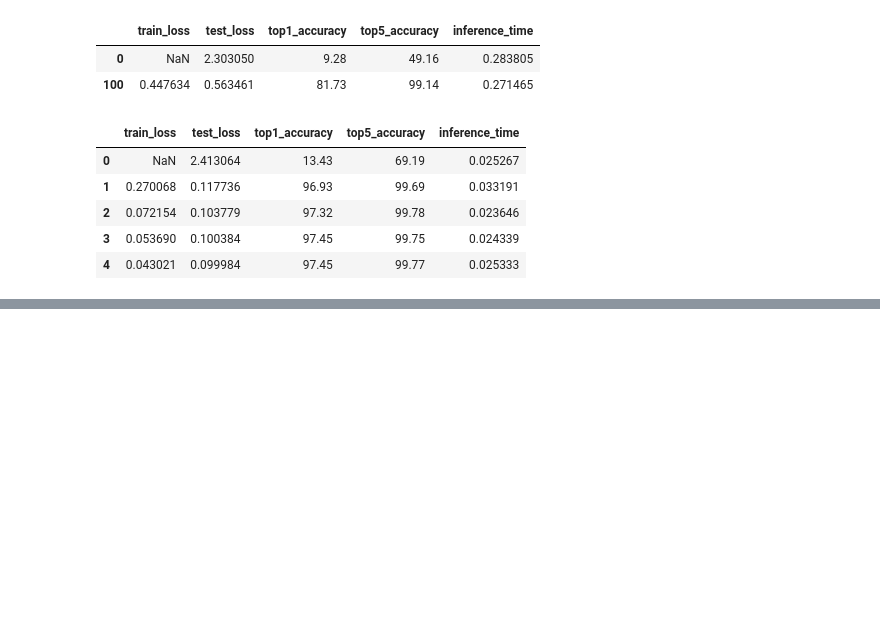
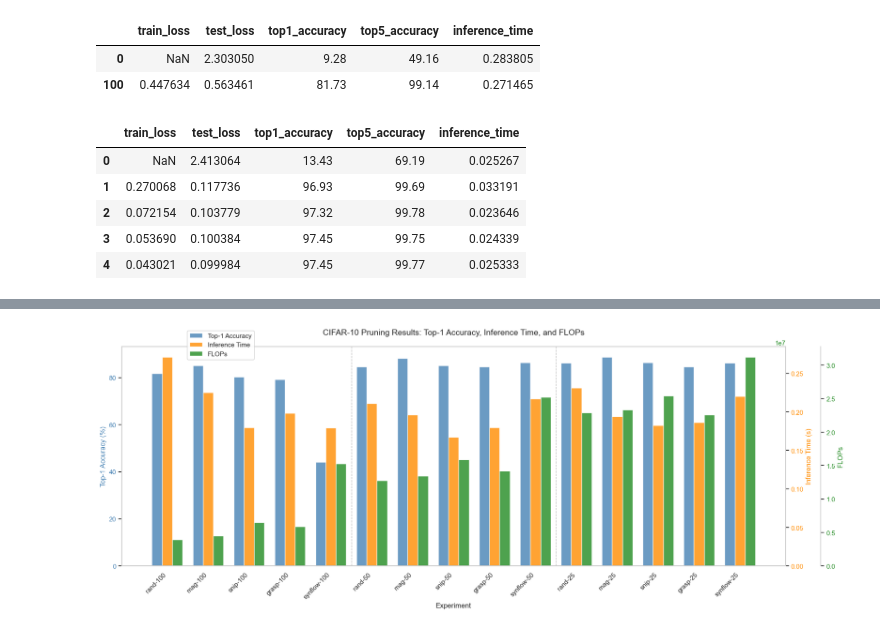
Before and after one commit to michaelneuder/COS568-A1, a Jupyter notebook: results_inspect.ipynb, the cells around one changed output, grey strips where cells are left out. Saved outputs shown, nothing was run; the diff lists cells and outputs as text; code cells hidden in the pictures; blank space fills up the shorter version.

```diff
--- a/results_inspect.ipynb
+++ b/results_inspect.ipynb
@@ -203,0 +245,70 @@ else:
+# %%
+import matplotlib.pyplot as plt
+import numpy as np
+
+# Define the desired order: 100s, then 50s, then 25s
+# Within each: rand, mag, snip, grasp, synflow
+ordered_labels = [
+    'rand-100', 'mag-100', 'snip-100', 'grasp-100', 'synflow-100',
+    'rand-50', 'mag-50', 'snip-50', 'grasp-50', 'synflow-50',
+    'rand-25', 'mag-25', 'snip-25', 'grasp-25', 'synflow-25',
+]
+
+# Prepare data for plotting in the specified order
+accuracies = [results[label][0] if label in results and results[label][0] is not None else 0 for label in ordered_labels]
+times = [results[label][1] if label in results and results[label][1] is not None else 0 for label in ordered_labels]
+flops = [results[label][2] if label in results and results[label][2] is not None else 0 for label in ordered_labels]
+
+# Create figure and axis
+fig, ax1 = plt.subplots(figsize=(18, 7))
+
+# Set up x-axis positions
+x = np.arange(len(ordered_labels))
+width = 0.25
+
+# Plot accuracy bars on first y-axis
+color1 = 'steelblue'
+bars1 = ax1.bar(x - width, accuracies, width, label='Top-1 Accuracy', color=color1, alpha=0.8)
+ax1.set_xlabel('Experiment', fontsize=12)
+ax1.set_ylabel('Top-1 Accuracy (%)', color=color1, fontsize=12)
+ax1.tick_params(axis='y', labelcolor=color1)
+ax1.set_xticks(x)
+ax1.set_xticklabels(ordered_labels, rotation=45, ha='right')
+
+# Turn off grid
+ax1.grid(False)
+
+# Add vertical lines to separate compression levels
+ax1.axvline(x=4.5, color='gray', linestyle='--', linewidth=1, alpha=0.5)
+ax1.axvline(x=9.5, color='gray', linestyle='--', linewidth=1, alpha=0.5)
+
+# Create second y-axis for inference time
+ax2 = ax1.twinx()
+color2 = 'darkorange'
+bars2 = ax2.bar(x, times, width, label='Inference Time', color=color2, alpha=0.8)
+ax2.set_ylabel('Inference Time (s)', color=color2, fontsize=12)
+ax2.tick_params(axis='y', labelcolor=color2)
+
+# Create third y-axis for FLOPs
+ax3 = ax1.twinx()
+# Offset the third axis to the right
+ax3.spines['right'].set_position(('outward', 60))
+color3 = 'forestgreen'
+bars3 = ax3.bar(x + width, flops, width, label='FLOPs', color=color3, alpha=0.8)
+ax3.set_ylabel('FLOPs', color=color3, fontsize=12)
+ax3.tick_params(axis='y', labelcolor=color3)
+for ax in [ax1, ax2, ax3]:
+    ax.grid(alpha=0)
+
+
+# Format FLOPs axis with scientific notation
+ax3.ticklabel_format(style='scientific', axis='y', scilimits=(0,0))
+
+# Add title and legends
+plt.title('CIFAR-10 Pruning Results: Top-1 Accuracy, Inference Time, and FLOPs', fontsize=14, pad=20)
+fig.legend(loc='upper left', bbox_to_anchor=(0.12, 0.98), framealpha=0.9)
+
+plt.tight_layout()
+plt.show()
+# %% [output]
+[figure, added]
```
Also changed, not shown: parts of 4 cells of this notebook.
